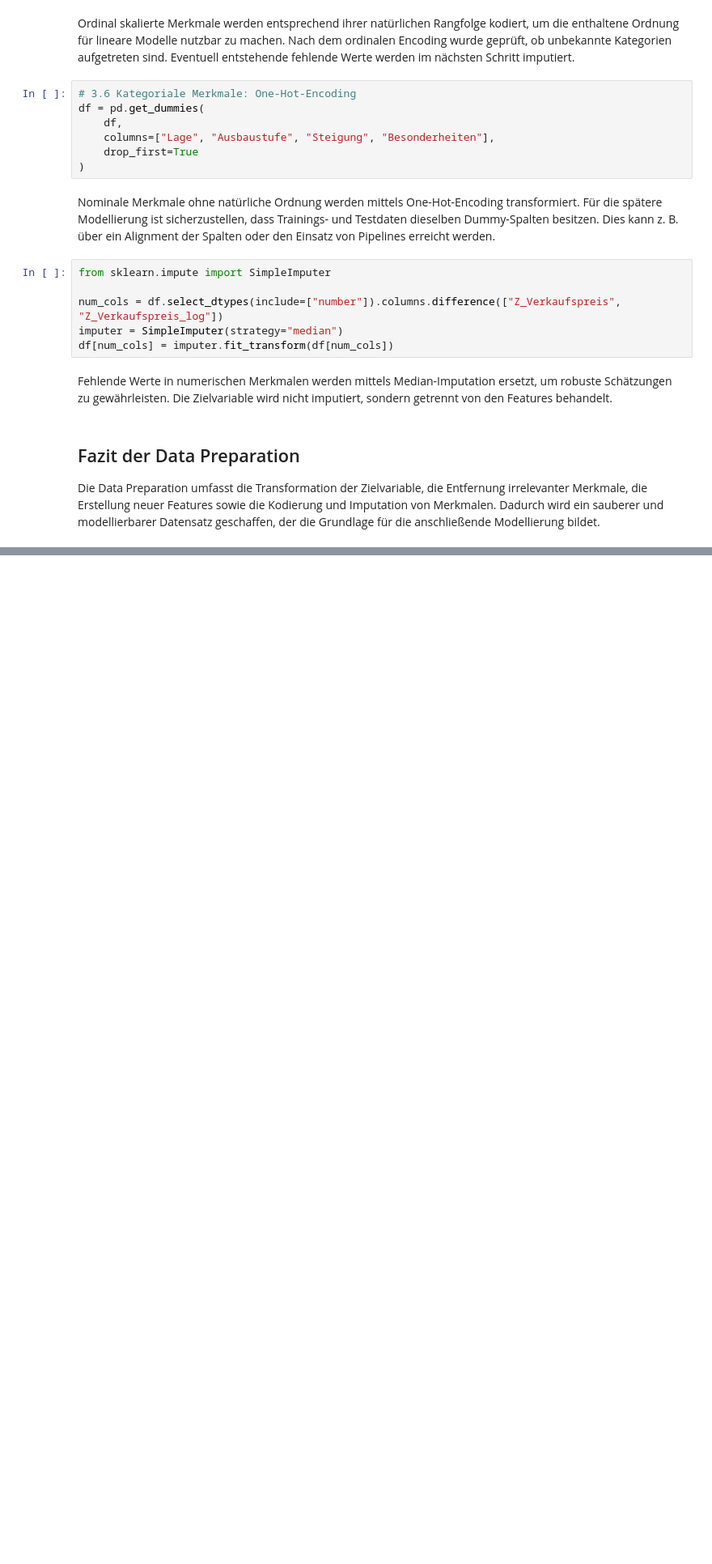
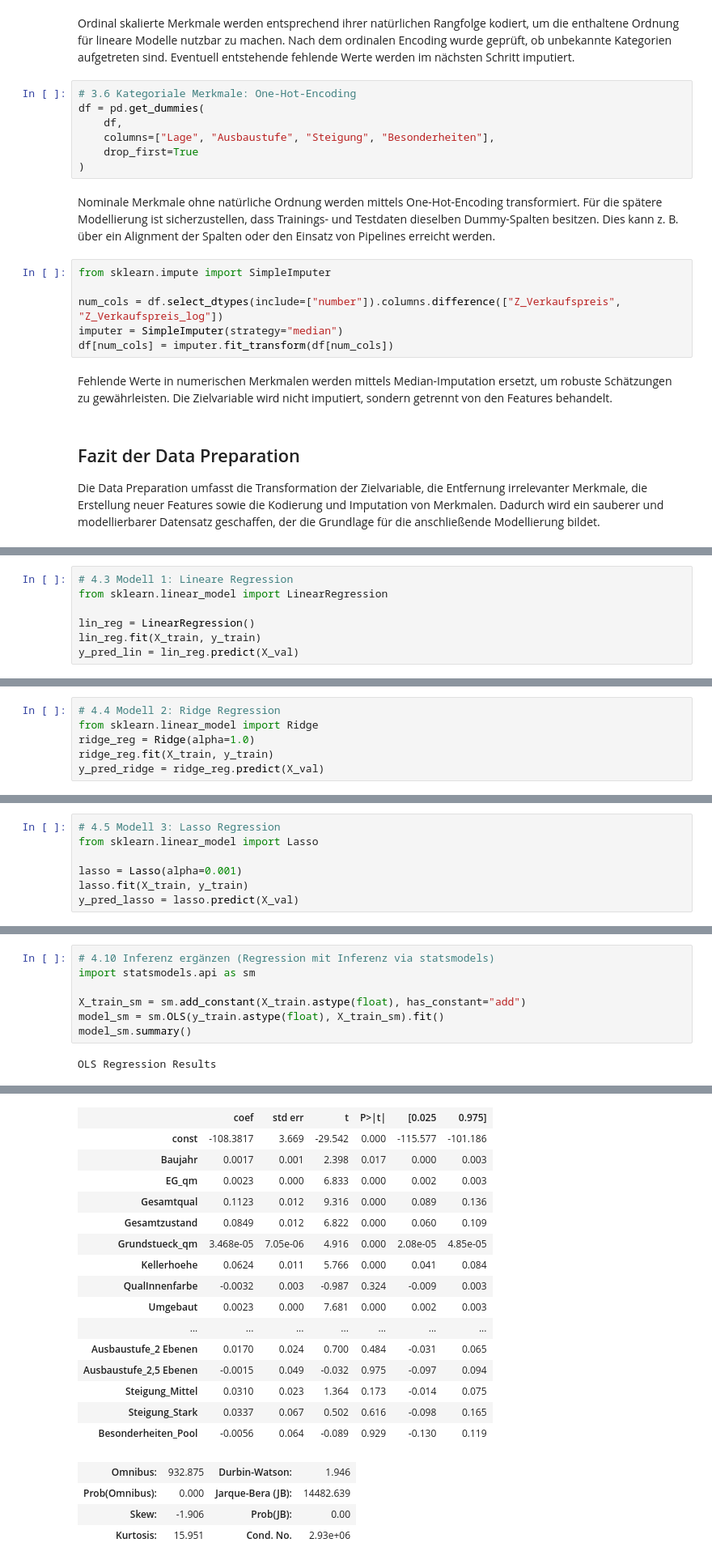
Before and after one commit to Miri-Mk/realestate_ds_analysis, a Jupyter notebook: realestate_ds_analysis.ipynb, the cells around one changed output, grey strips where cells are left out. Shown at 81% size. Cells and saved outputs as stored; diff of their text form; blank space fills up the shorter version.

```diff
--- a/realestate_ds_analysis.ipynb
+++ b/realestate_ds_analysis.ipynb
@@ -852,0 +904,7 @@ Die Data Preparation umfasst die Transformation der Zielvariable, die Entfernung
+# %%
+# 4.3 Modell 1: Lineare Regression
+from sklearn.linear_model import LinearRegression
+
+lin_reg = LinearRegression()
+lin_reg.fit(X_train, y_train)
+y_pred_lin = lin_reg.predict(X_val)
@@ -852,0 +915,6 @@ Die Data Preparation umfasst die Transformation der Zielvariable, die Entfernung
+# %%
+# 4.4 Modell 2: Ridge Regression
+from sklearn.linear_model import Ridge
+ridge_reg = Ridge(alpha=1.0)
+ridge_reg.fit(X_train, y_train)
+y_pred_ridge = ridge_reg.predict(X_val)
@@ -852,0 +923,7 @@ Die Data Preparation umfasst die Transformation der Zielvariable, die Entfernung
+# %%
+# 4.5 Modell 3: Lasso Regression
+from sklearn.linear_model import Lasso
+
+lasso = Lasso(alpha=0.001)
+lasso.fit(X_train, y_train)
+y_pred_lasso = lasso.predict(X_val)
@@ -852,0 +984,9 @@ Die Data Preparation umfasst die Transformation der Zielvariable, die Entfernung
+# %%
+# 4.10 Inferenz ergänzen (Regression mit Inferenz via statsmodels)
+import statsmodels.api as sm
+
+X_train_sm = sm.add_constant(X_train.astype(float), has_constant="add")
+model_sm = sm.OLS(y_train.astype(float), X_train_sm).fit()
+model_sm.summary()
+# %% [output]
+OLS Regression Results
@@ -852,0 +1002,20 @@ Die Data Preparation umfasst die Transformation der Zielvariable, die Entfernung
+|  | coef | std err | t | P>|t| | [0.025 | 0.975] |
+| const | -108.3817 | 3.669 | -29.542 | 0.000 | -115.577 | -101.186 |
+| Baujahr | 0.0017 | 0.001 | 2.398 | 0.017 | 0.000 | 0.003 |
+| EG_qm | 0.0023 | 0.000 | 6.833 | 0.000 | 0.002 | 0.003 |
+| Gesamtqual | 0.1123 | 0.012 | 9.316 | 0.000 | 0.089 | 0.136 |
+| Gesamtzustand | 0.0849 | 0.012 | 6.822 | 0.000 | 0.060 | 0.109 |
+| Grundstueck_qm | 3.468e-05 | 7.05e-06 | 4.916 | 0.000 | 2.08e-05 | 4.85e-05 |
+| Kellerhoehe | 0.0624 | 0.011 | 5.766 | 0.000 | 0.041 | 0.084 |
+| QualInnenfarbe | -0.0032 | 0.003 | -0.987 | 0.324 | -0.009 | 0.003 |
+| Umgebaut | 0.0023 | 0.000 | 7.681 | 0.000 | 0.002 | 0.003 |
+| ... | ... | ... | ... | ... | ... | ... |
+| Ausbaustufe_2 Ebenen | 0.0170 | 0.024 | 0.700 | 0.484 | -0.031 | 0.065 |
+| Ausbaustufe_2,5 Ebenen | -0.0015 | 0.049 | -0.032 | 0.975 | -0.097 | 0.094 |
+| Steigung_Mittel | 0.0310 | 0.023 | 1.364 | 0.173 | -0.014 | 0.075 |
+| Steigung_Stark | 0.0337 | 0.067 | 0.502 | 0.616 | -0.098 | 0.165 |
+| Besonderheiten_Pool | -0.0056 | 0.064 | -0.089 | 0.929 | -0.130 | 0.119 |
+| Omnibus: | 932.875 | Durbin-Watson: | 1.946 |
+| Prob(Omnibus): | 0.000 | Jarque-Bera (JB): | 14482.639 |
+| Skew: | -1.906 | Prob(JB): | 0.00 |
+| Kurtosis: | 15.951 | Cond. No. | 2.93e+06 |
```
Also changed, not shown: parts of 16 cells of this notebook, 1 other file.
